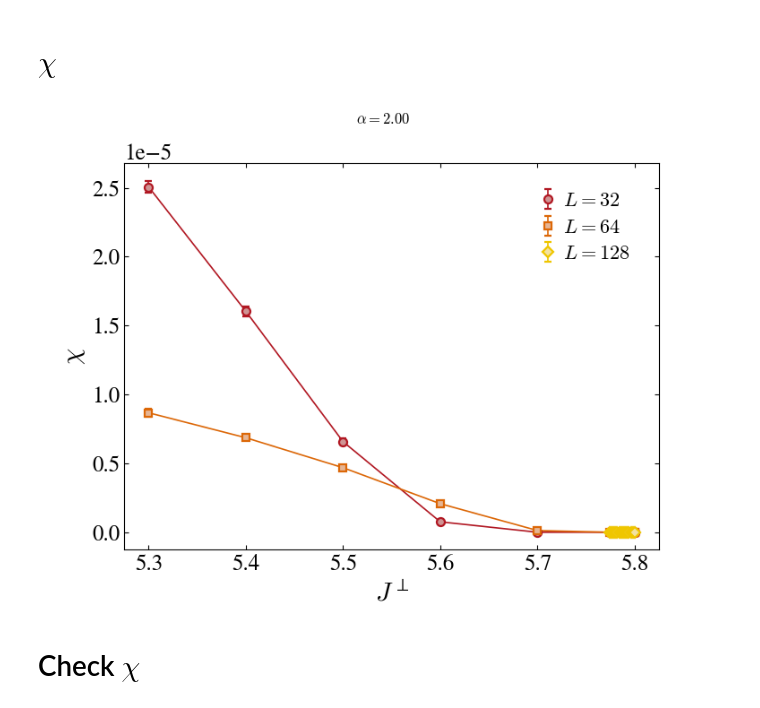
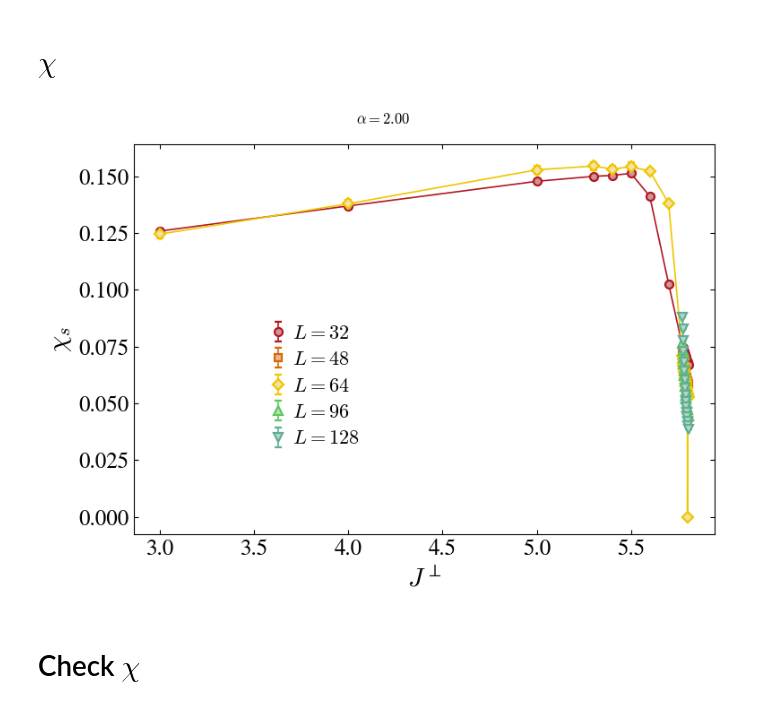
Before and after one commit to DanielReschq/Python_analysis_tools, a Jupyter notebook: analysis.ipynb, the cells around one changed output. Cells and saved outputs as stored; diff of their text form; code cells hidden in the pictures.

```diff
--- a/analysis.ipynb
+++ b/analysis.ipynb
@@ -13,6 +13,7 @@ import matplotlib.pyplot as plt
 from matplotlib.lines import Line2D
 import pandas as pd
 import FS3
+import scipy as sp
 import Plot_definitions as pld
 import Collected_runs as cr
 
@@ -36,6 +37,7 @@ mpl.rcParams.update(
         "ytick.major.right": "on",
         "xtick.top": True,
         "ytick.right": True,
+        "figure.autolayout": True,
     }
 )
 
@@ -220,0 +560,29 @@ a3 = -0.0007(4)
+# %%
+params_list = []
+dparams_list = []
+chi_list = []
+
+
+for n in range(1000):
+    fit_res = cr.fit_data(
+        cr.resample(data),
+        fitFunc,
+        start_params=[dic["z"][index]],
+        fitSummary=False,
+    )
+    params, dparams, redChi2, mesg, ierr = fit_res
+    params_list.append(params)
+    dparams_list.append(dparams)
+    chi_list.append(redChi2)
+
+hist_data = {}
+hist_data["chi2"] = chi_list
+
+for i in range(len(fitFunc.vars)):
+    name = fitFunc.vars[i]
+    err_name = "d" + fitFunc.vars[i]
+    hist_data[name] = np.array(params_list)[:, i]
+    hist_data[err_name] = np.array(dparams_list)[:, i]
+
+
+pd.DataFrame.from_dict(hist_data).to_csv("hist_z_alpha%.2f.csv"%dic["alpha"][index])
@@ -244,24 +647,24 @@ data = cl_runs.get_x_vs_y_data(
 # %%
 plt.close('all')
 
 path = [f"/home/daniel/Master_thesis/Data/Leo4DataJ/runs_Js000",
         "/home/daniel/Master_thesis/Data/runs_CHI"]
 
 cl_runs = cr.collected_runs(path, True, cutoff=10)
 
 data = cl_runs.get_x_vs_y_data(
     xname="g_param",
-    yname="susceptibility",
+    yname="susceptibility_stag",
     xfunc="x",
-    yfunc="y/(L**4)",
+    yfunc="y/(Ns**2)",
     plot=True,
     xscale="linear",
     yscale="linear",
     xlabel="",
     ylabel="",
 )
 # %% [output]
-[figure, old version]
+[figure, new version]
 # %% [markdown]
 # Check $\chi$
 # %% [markdown]
```
Also changed, not shown: parts of 32 cells of this notebook, 4 other files.
